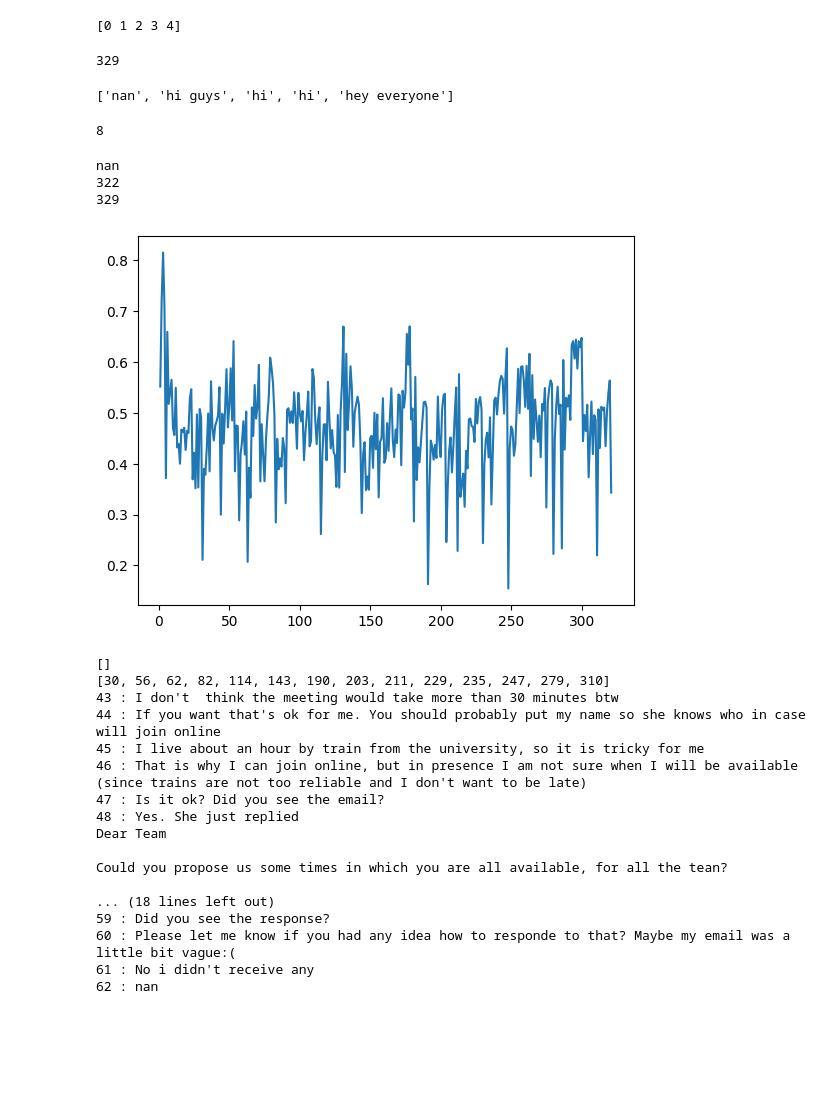
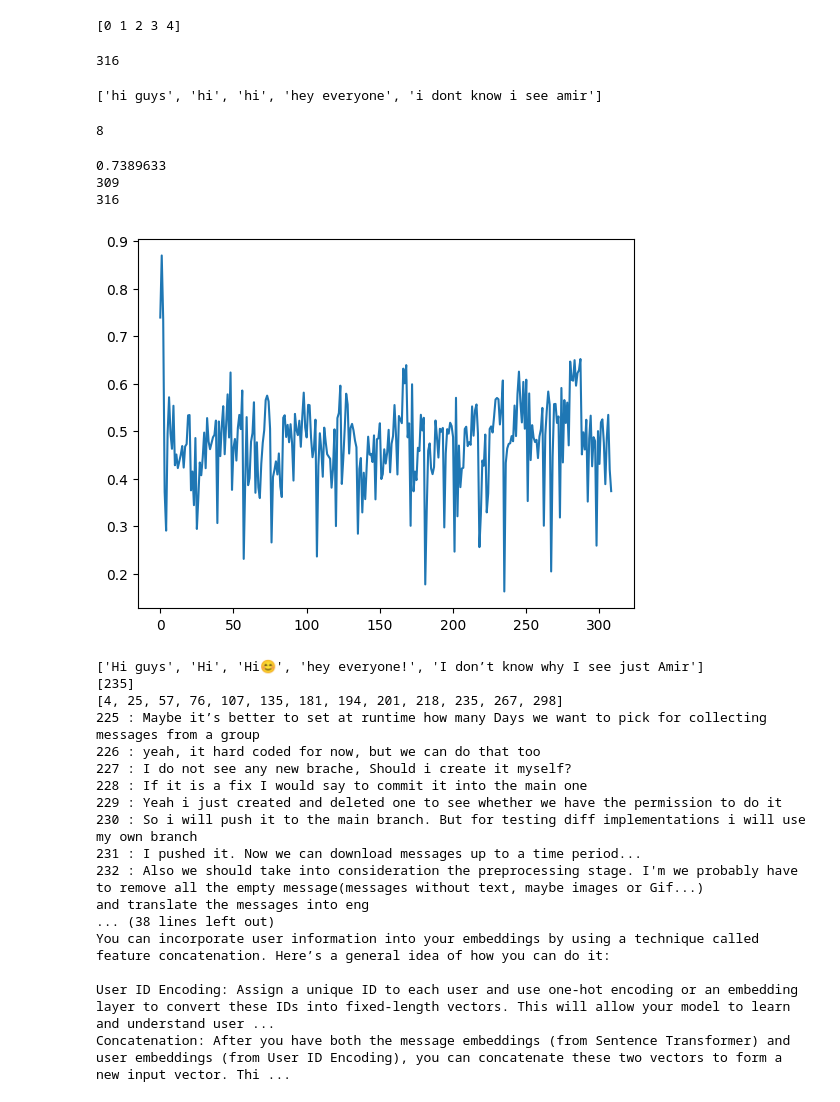
Before and after one commit to amirmosio/telegram-event-detection, a Jupyter notebook: Plotting_data.ipynb, the cells around one changed output. Drawn from its saved outputs; the diff is of its cells as text; code cells hidden in the pictures; blank space fills up the shorter version.

Commit message:
Fix Cosine Similarity Algorithm

```diff
--- a/Plotting_data.ipynb
+++ b/Plotting_data.ipynb
@@ -80,6 +80,7 @@ ourdf = df.loc[df['group'] == ourgroup]
 # %%
 texts = ourdf['text']
 texts = [str(text) for text in texts]
+texts = [text for text in texts if text != "nan"]
 preprocessed_texts = [preprocess_message(str(text), "english") for text in texts]
 print("-----NORMAL TEXTS-----")
 print(texts[0:5])
@@ -317,26 +318,26 @@ print(len(embeddings))
 
 similarities = average_k_cosine_similarity(embeddings, 5)
 # %% [output]
-329
+316
 # %%
 def cosine_similarities_last_k_sliding_window (embeddings2, k):
     trial_similarities = list()
     for i in np.arange(len(embeddings2)-k):
-        if i+1 > k:
-            window = [emb for emb in embeddings2[i:i+k-1]]
-            trial_similarities.append(average_k_cosine_similarity(window, k-1))
+        if i+2 > k:
+            window = [emb for emb in embeddings2[i:i+k]]
+            trial_similarities.append(average_k_cosine_similarity(window, k))
             #329 print(i)
         else:
-            window = [emb for emb in embeddings2[0:i+1]]
+            window = [emb for emb in embeddings2[0:i+2]]
             lenw = len(window)
             lent = len(trial_similarities)
-            trial_similarities.append(average_k_cosine_similarity(window, i+1))
+            trial_similarities.append(average_k_cosine_similarity(window, i+2))
     return trial_similarities
 # %%
 print(preprocessed_texts[0:5])
 prep_text = preprocessed_texts
 # %% [output]
-['nan', 'hi guys', 'hi', 'hi', 'hey everyone']
+['hi guys', 'hi', 'hi', 'hey everyone', 'i dont know i see amir']
 # %%
 laser = Laser()
 langs = ['en' for i in range(len(preprocessed_texts))]
@@ -348,51 +349,52 @@ len(embeddings2[0:8])
 # %% [output]
 8
 # %%
-our_group_similarities = cosine_similarities_last_k_sliding_window(embeddings2, 7)
+k = 7
+our_group_similarities = cosine_similarities_last_k_sliding_window(embeddings2, k)
 
 print(our_group_similarities[0])
 
 print(len(our_group_similarities))
 print(len(embeddings2))
 
 # Plot the list
 plt.plot(our_group_similarities)
 plt.show()
 # %% [output]
-nan
-322
-329
+0.7389633
+309
+316
-[figure, old version]
+[figure, new version]
 # %%
-def watch_messages_in_a_range(messages, start, end):
-    for i in np.arange(start, end+1):
-        print(str(i) +" : " + messages[i])
-
+def watch_messages_in_a_range(messages, start, end, k):
+    for i in np.arange(start, end):
+        print(str(i) +" : " + messages[i+k])
+print(texts[0:5])
 #printing indices where the average cosine similarity of the previous k message is below 0.30
 indices = [i for i, num in enumerate(our_group_similarities) if num < 0.30]
 #minindex = min(enumerate(our_group_similarities.min()))
 minimum = [i for i, num in enumerate(our_group_similarities) if num == min(our_group_similarities)]
 print(minimum)
 print(indices)
-watch_messages_in_a_range(texts, 43,62)
+watch_messages_in_a_range(texts,225, 245, k)
 # %% [output]
-[]
-[30, 56, 62, 82, 114, 143, 190, 203, 211, 229, 235, 247, 279, 310]
-43 : I don't  think the meeting would take more than 30 minutes btw
-44 : If you want that's ok for me. You should probably put my name so she knows who in case will join online
-45 : I live about an hour by train from the university, so it is tricky for me
-46 : That is why I can join online, but in presence I am not sure when I will be available (since trains are not too reliable and I don't want to be late)
-47 : Is it ok? Did you see the email?
-48 : Yes. She just replied
-Dear Team
+['Hi guys', 'Hi', 'Hi😊', 'hey everyone!', 'I don’t know why I see just Amir']
+[235]
+[4, 25, 57, 76, 107, 135, 181, 194, 201, 218, 235, 267, 298]
+225 : Maybe it’s better to set at runtime how many Days we want to pick for collecting messages from a group
+226 : yeah, it hard coded for now, but we can do that too
+227 : I do not see any new brache, Should i create it myself?
+228 : If it is a fix I would say to commit it into the main one
+229 : Yeah i just created and deleted one to see whether we have the permission to do it
+230 : So i will push it to the main branch. But for testing diff implementations i will use my own branch
+231 : I pushed it. Now we can download messages up to a time period...
+232 : Also we should take into consideration the preprocessing stage. I'm we probably have to remove all the empty message(messages without text, maybe images or Gif...)
+and translate the messages into eng
+... (38 lines left out)
+You can incorporate user information into your embeddings by using a technique called feature concatenation. Here’s a general idea of how you can do it:
 
-Could you propose us some times in which you are all available, for all the tean?
-
-... (18 lines left out)
-59 : Did you see the response?
-60 : Please let me know if you had any idea how to responde to that? Maybe my email was a little bit vague:(
-61 : No i didn't receive any
-62 : nan
+User ID Encoding: Assign a unique ID to each user and use one-hot encoding or an embedding layer to convert these IDs into fixed-length vectors. This will allow your model to learn and understand user ...
+Concatenation: After you have both the message embeddings (from Sentence Transformer) and user embeddings (from User ID Encoding), you can concatenate these two vectors to form a new input vector. Thi ...
 # %%
 laser = Laser()
 langs = ['it' for i in range(len(poli_preprocessed_texts))]
```
Also changed, not shown: parts of 7 cells of this notebook.
